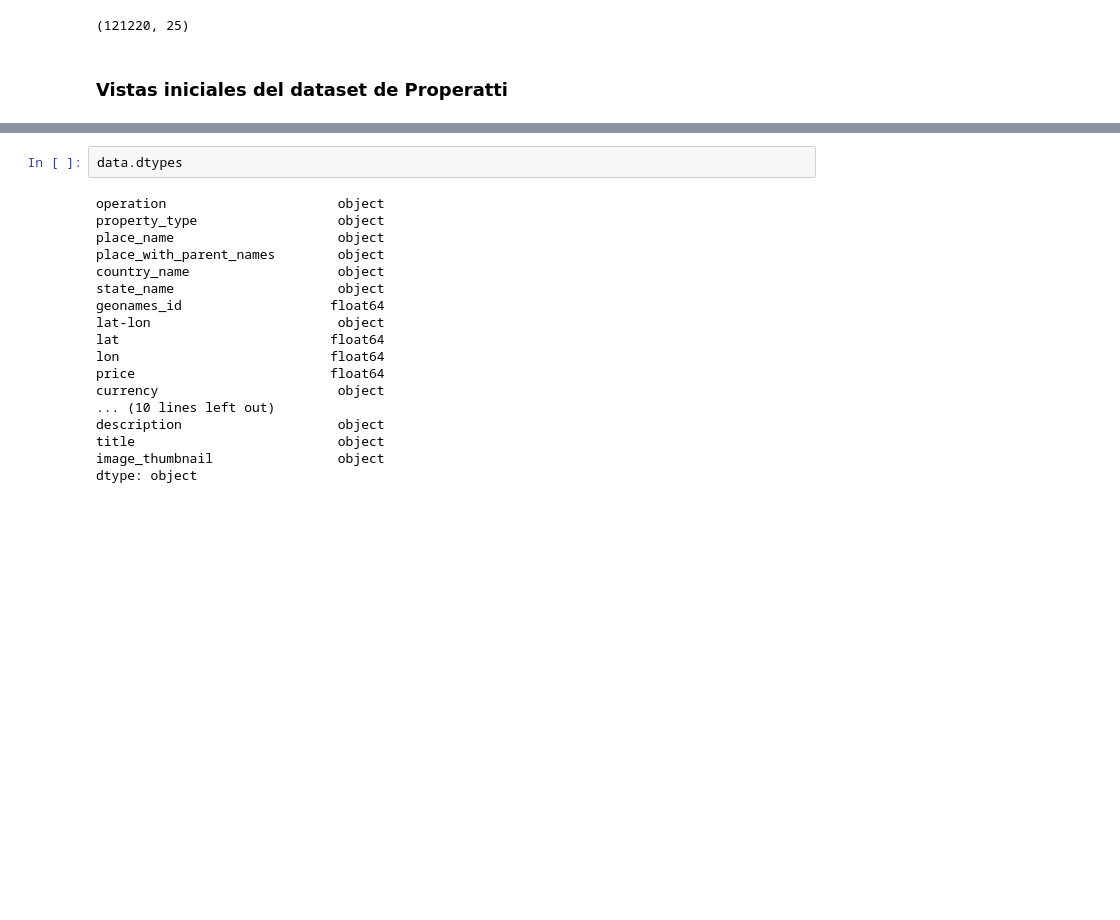
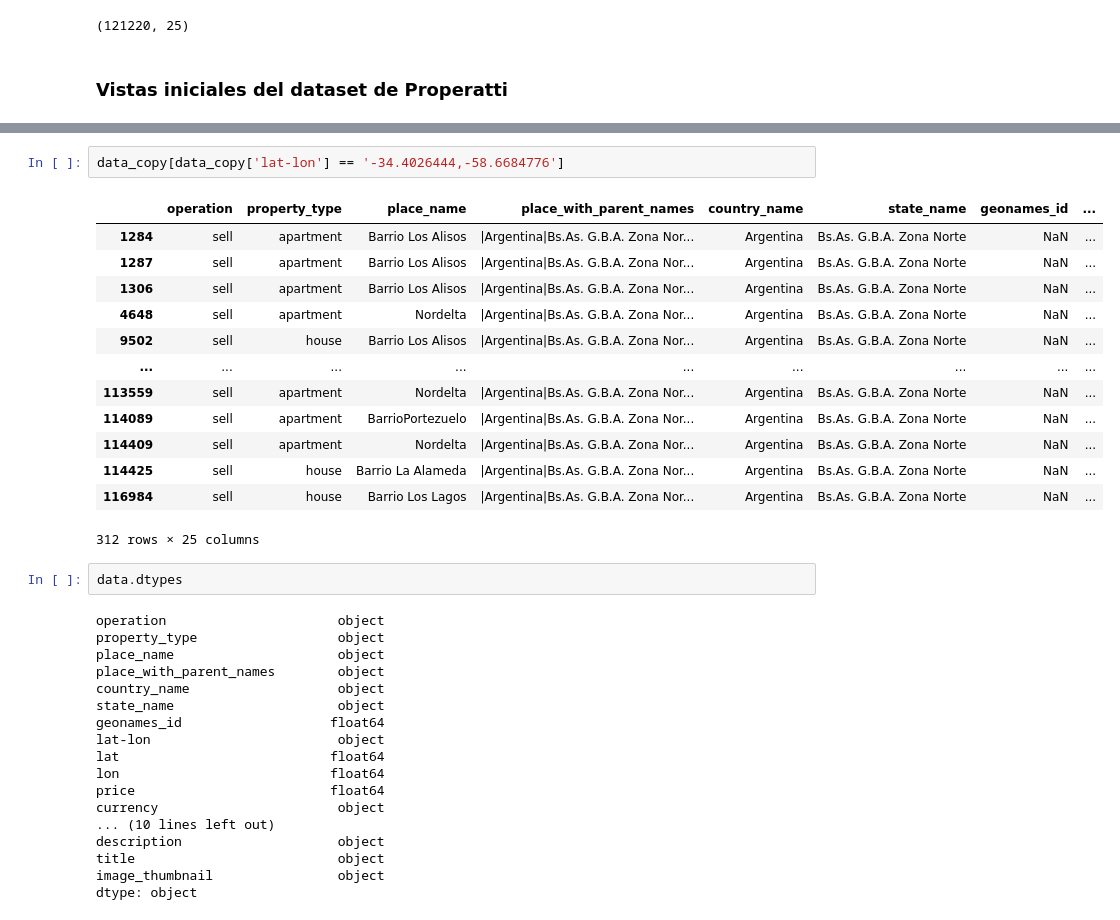
Before and after one commit to LuiosDyet/dh-ds-pi-1, a Jupyter notebook: properatti_data_preparation.ipynb, the cells around one changed output, grey strips where cells are left out. Saved outputs shown, nothing was run; the diff lists cells and outputs as text; blank space fills up the shorter version.

```diff
--- a/properatti_data_preparation.ipynb
+++ b/properatti_data_preparation.ipynb
@@ -21,3 +58,19 @@ data.sample(5)
+# %%
+data_copy[data_copy['lat-lon'] == '-34.4026444,-58.6684776']
+# %% [output]
+|  | operation | property_type | place_name | place_with_parent_names | country_name | state_name | geonames_id | ... |
+| 1284 | sell | apartment | Barrio Los Alisos | |Argentina|Bs.As. G.B.A. Zona Nor... | Argentina | Bs.As. G.B.A. Zona Norte | NaN | ... |
+| 1287 | sell | apartment | Barrio Los Alisos | |Argentina|Bs.As. G.B.A. Zona Nor... | Argentina | Bs.As. G.B.A. Zona Norte | NaN | ... |
+| 1306 | sell | apartment | Barrio Los Alisos | |Argentina|Bs.As. G.B.A. Zona Nor... | Argentina | Bs.As. G.B.A. Zona Norte | NaN | ... |
+| 4648 | sell | apartment | Nordelta | |Argentina|Bs.As. G.B.A. Zona Nor... | Argentina | Bs.As. G.B.A. Zona Norte | NaN | ... |
+| 9502 | sell | house | Barrio Los Alisos | |Argentina|Bs.As. G.B.A. Zona Nor... | Argentina | Bs.As. G.B.A. Zona Norte | NaN | ... |
+| ... | ... | ... | ... | ... | ... | ... | ... | ... |
+| 113559 | sell | apartment | Nordelta | |Argentina|Bs.As. G.B.A. Zona Nor... | Argentina | Bs.As. G.B.A. Zona Norte | NaN | ... |
+| 114089 | sell | apartment | BarrioPortezuelo | |Argentina|Bs.As. G.B.A. Zona Nor... | Argentina | Bs.As. G.B.A. Zona Norte | NaN | ... |
+| 114409 | sell | apartment | Nordelta | |Argentina|Bs.As. G.B.A. Zona Nor... | Argentina | Bs.As. G.B.A. Zona Norte | NaN | ... |
+| 114425 | sell | house | Barrio La Alameda | |Argentina|Bs.As. G.B.A. Zona Nor... | Argentina | Bs.As. G.B.A. Zona Norte | NaN | ... |
+| 116984 | sell | house | Barrio Los Lagos | |Argentina|Bs.As. G.B.A. Zona Nor... | Argentina | Bs.As. G.B.A. Zona Norte | NaN | ... |
+312 rows × 25 columns
 # %%
 data.dtypes
 # %% [output]
```
Also changed, not shown: parts of 6 cells of this notebook, 3 other files.
